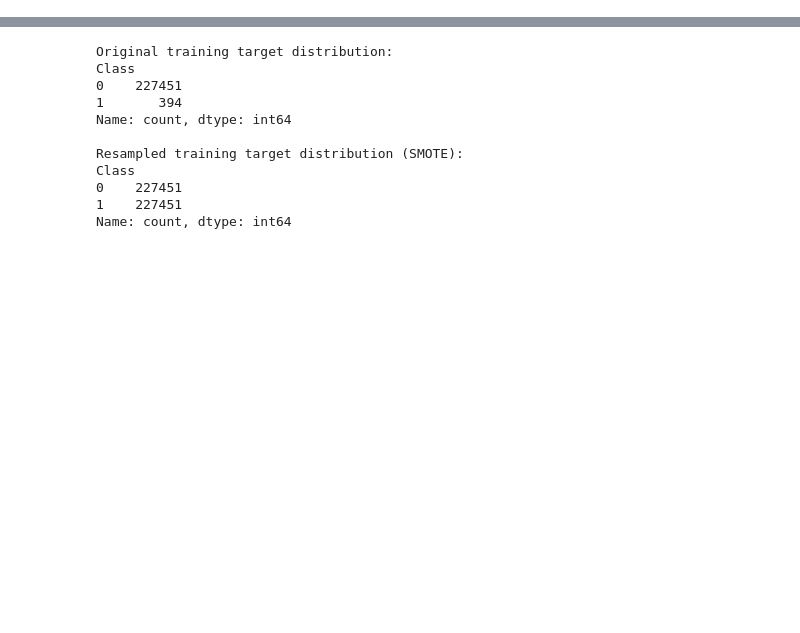
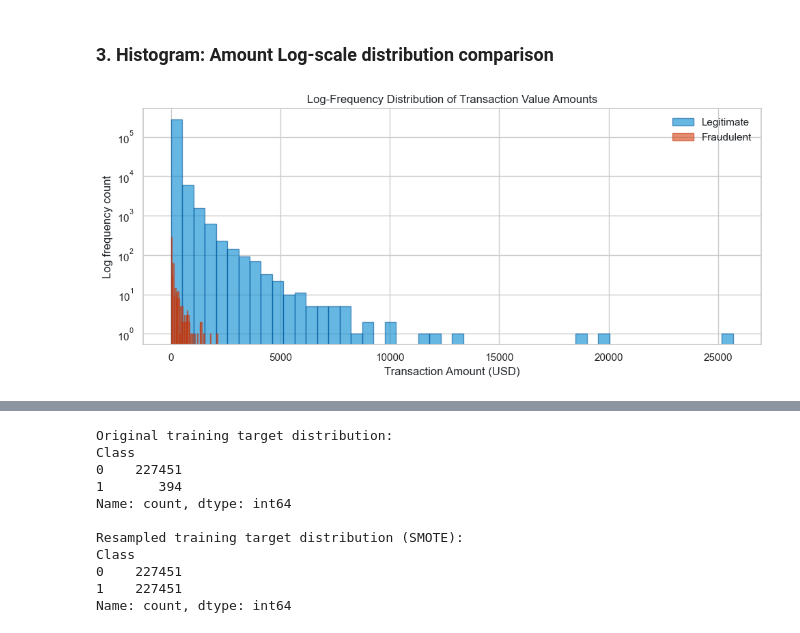
Before and after one commit to binodshahnepal/DataAnalysis, a Jupyter notebook: fraud.ipynb, the cells around one changed output, grey strips where cells are left out. Cells and saved outputs as stored; diff of their text form; code cells hidden in the pictures; blank space fills up the shorter version.

```diff
--- a/fraud.ipynb
+++ b/fraud.ipynb
@@ -198,0 +196,14 @@ We will evaluate two methods:
+# %% [markdown]
+### 3. Histogram: Amount Log-scale distribution comparison
+# %%
+plt.figure(figsize=(10, 4.5))
+plt.hist(df[df['Class'] == 0]['Amount'], bins=50, alpha=0.6, label='Legitimate', color='#0288D1', log=True, edgecolor='#01579B')
+plt.hist(df[df['Class'] == 1]['Amount'], bins=50, alpha=0.6, label='Fraudulent', color='#D84315', log=True, edgecolor='#BF360C')
+plt.xlabel('Transaction Amount (USD)')
+plt.ylabel('Log frequency count')
+plt.title('Log-Frequency Distribution of Transaction Value Amounts')
+plt.legend()
+plt.tight_layout()
+plt.show()
+# %% [output]
+[figure, added]
```
Also changed, not shown: parts of 69 cells of this notebook.
